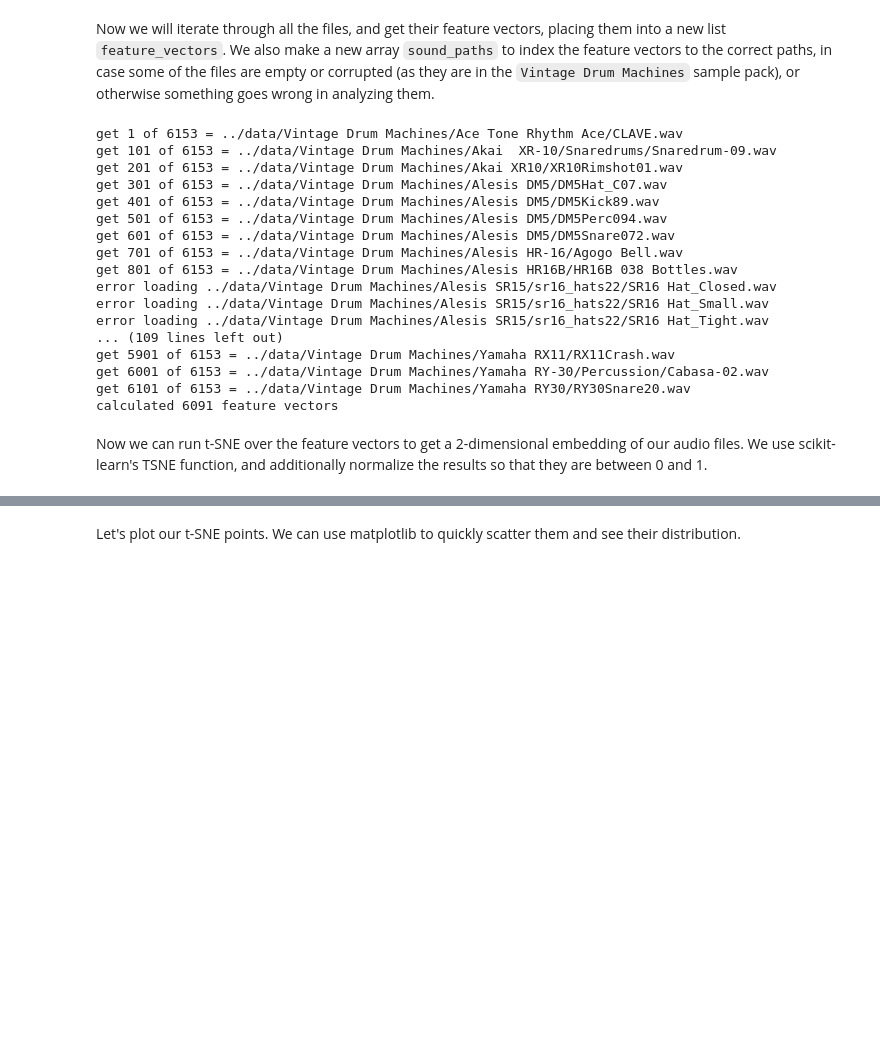
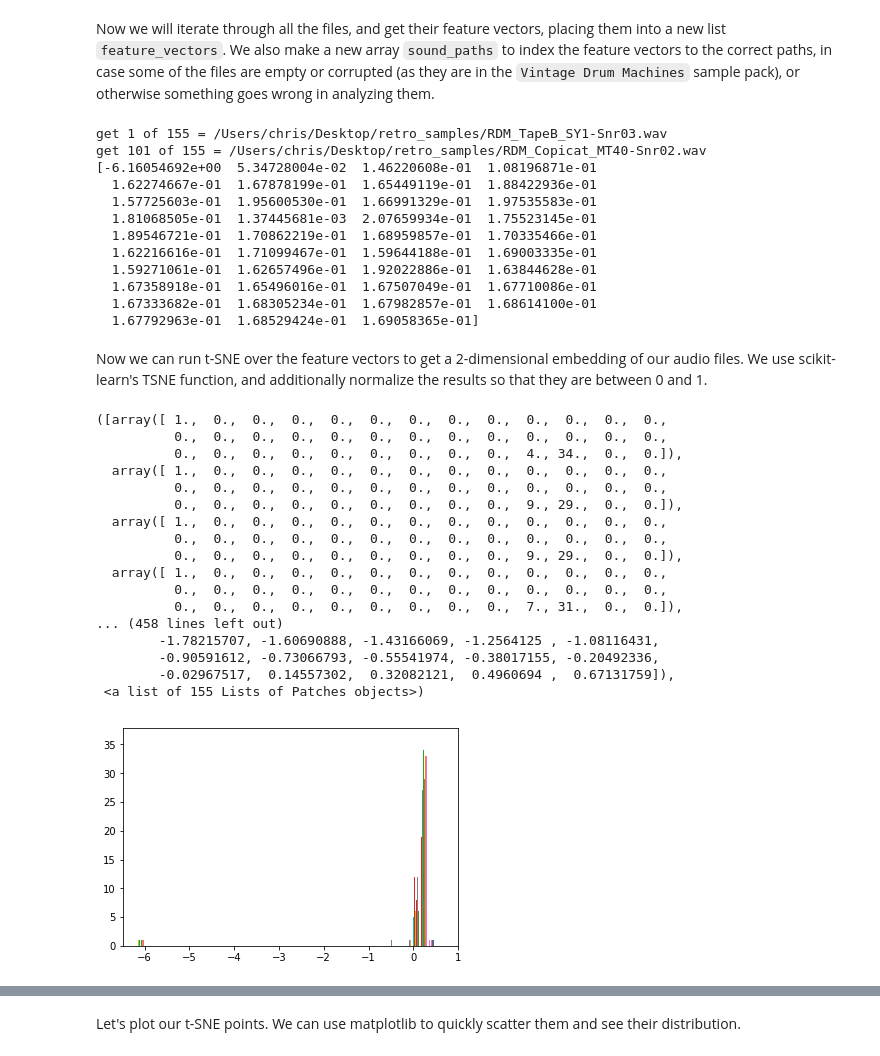
Before and after one commit to chrislos/ml4a-guides, a Jupyter notebook: notebooks/audio-tsne.ipynb, the cells around one changed output, grey strips where cells are left out. Drawn from its saved outputs; the diff is of its cells as text; code cells hidden in the pictures; blank space fills up the shorter version.

Commit message:
changed path and tried couple of visualizations out... need to get in depth with the numpy plotting. maybe next step is to try out a larga data set.

```diff
--- a/notebooks/audio-tsne.ipynb
+++ b/notebooks/audio-tsne.ipynb
@@ -73,27 +74,47 @@ for i,f in enumerate(files):
     except:
         print("error loading %s" % f)
 
-print("calculated %d feature vectors"%len(feature_vectors))
+#print("calculated %d feature vectors"%len(feature_vectors))
 # %% [output]
-get 1 of 6153 = ../data/Vintage Drum Machines/Ace Tone Rhythm Ace/CLAVE.wav
-get 101 of 6153 = ../data/Vintage Drum Machines/Akai  XR-10/Snaredrums/Snaredrum-09.wav
-get 201 of 6153 = ../data/Vintage Drum Machines/Akai XR10/XR10Rimshot01.wav
-get 301 of 6153 = ../data/Vintage Drum Machines/Alesis DM5/DM5Hat_C07.wav
-get 401 of 6153 = ../data/Vintage Drum Machines/Alesis DM5/DM5Kick89.wav
-get 501 of 6153 = ../data/Vintage Drum Machines/Alesis DM5/DM5Perc094.wav
-get 601 of 6153 = ../data/Vintage Drum Machines/Alesis DM5/DM5Snare072.wav
-get 701 of 6153 = ../data/Vintage Drum Machines/Alesis HR-16/Agogo Bell.wav
-get 801 of 6153 = ../data/Vintage Drum Machines/Alesis HR16B/HR16B 038 Bottles.wav
-error loading ../data/Vintage Drum Machines/Alesis SR15/sr16_hats22/SR16 Hat_Closed.wav
-error loading ../data/Vintage Drum Machines/Alesis SR15/sr16_hats22/SR16 Hat_Small.wav
-error loading ../data/Vintage Drum Machines/Alesis SR15/sr16_hats22/SR16 Hat_Tight.wav
-... (109 lines left out)
-get 5901 of 6153 = ../data/Vintage Drum Machines/Yamaha RX11/RX11Crash.wav
-get 6001 of 6153 = ../data/Vintage Drum Machines/Yamaha RY-30/Percussion/Cabasa-02.wav
-get 6101 of 6153 = ../data/Vintage Drum Machines/Yamaha RY30/RY30Snare20.wav
-calculated 6091 feature vectors
+get 1 of 155 = /Users/chris/Desktop/retro_samples/RDM_TapeB_SY1-Snr03.wav
+get 101 of 155 = /Users/chris/Desktop/retro_samples/RDM_Copicat_MT40-Snr02.wav
+[-6.16054692e+00  5.34728004e-02  1.46220608e-01  1.08196871e-01
+  1.62274667e-01  1.67878199e-01  1.65449119e-01  1.88422936e-01
+  1.57725603e-01  1.95600530e-01  1.66991329e-01  1.97535583e-01
+  1.81068505e-01  1.37445681e-03  2.07659934e-01  1.75523145e-01
+  1.89546721e-01  1.70862219e-01  1.68959857e-01  1.70335466e-01
+  1.62216616e-01  1.71099467e-01  1.59644188e-01  1.69003335e-01
+  1.59271061e-01  1.62657496e-01  1.92022886e-01  1.63844628e-01
+  1.67358918e-01  1.65496016e-01  1.67507049e-01  1.67710086e-01
+  1.67333682e-01  1.68305234e-01  1.67982857e-01  1.68614100e-01
+  1.67792963e-01  1.68529424e-01  1.69058365e-01]
 # %% [markdown]
 Now we can run t-SNE over the feature vectors to get a 2-dimensional embedding of our audio files. We use scikit-learn's TSNE function, and additionally normalize the results so that they are between 0 and 1.
+# %%
+##print(feature_vectors[12])
+#np.histogram(feature_vectors[12])
+
+diagram = np.array(feature_vectors[2])
+plt.hist(feature_vectors, bins=39)
+# %% [output]
+([array([ 1.,  0.,  0.,  0.,  0.,  0.,  0.,  0.,  0.,  0.,  0.,  0.,  0.,
+          0.,  0.,  0.,  0.,  0.,  0.,  0.,  0.,  0.,  0.,  0.,  0.,  0.,
+          0.,  0.,  0.,  0.,  0.,  0.,  0.,  0.,  0.,  4., 34.,  0.,  0.]),
+  array([ 1.,  0.,  0.,  0.,  0.,  0.,  0.,  0.,  0.,  0.,  0.,  0.,  0.,
+          0.,  0.,  0.,  0.,  0.,  0.,  0.,  0.,  0.,  0.,  0.,  0.,  0.,
+          0.,  0.,  0.,  0.,  0.,  0.,  0.,  0.,  0.,  9., 29.,  0.,  0.]),
+  array([ 1.,  0.,  0.,  0.,  0.,  0.,  0.,  0.,  0.,  0.,  0.,  0.,  0.,
+          0.,  0.,  0.,  0.,  0.,  0.,  0.,  0.,  0.,  0.,  0.,  0.,  0.,
+          0.,  0.,  0.,  0.,  0.,  0.,  0.,  0.,  0.,  9., 29.,  0.,  0.]),
+  array([ 1.,  0.,  0.,  0.,  0.,  0.,  0.,  0.,  0.,  0.,  0.,  0.,  0.,
+          0.,  0.,  0.,  0.,  0.,  0.,  0.,  0.,  0.,  0.,  0.,  0.,  0.,
+          0.,  0.,  0.,  0.,  0.,  0.,  0.,  0.,  0.,  7., 31.,  0.,  0.]),
+... (458 lines left out)
+        -1.78215707, -1.60690888, -1.43166069, -1.2564125 , -1.08116431,
+        -0.90591612, -0.73066793, -0.55541974, -0.38017155, -0.20492336,
+        -0.02967517,  0.14557302,  0.32082121,  0.4960694 ,  0.67131759]),
+ <a list of 155 Lists of Patches objects>)
+[figure, added]
 # %%
 model = TSNE(n_components=2, learning_rate=150, perplexity=30, verbose=2, angle=0.1).fit_transform(feature_vectors)
 # %% [output]
```
Also changed, not shown: parts of 3 cells of this notebook.
